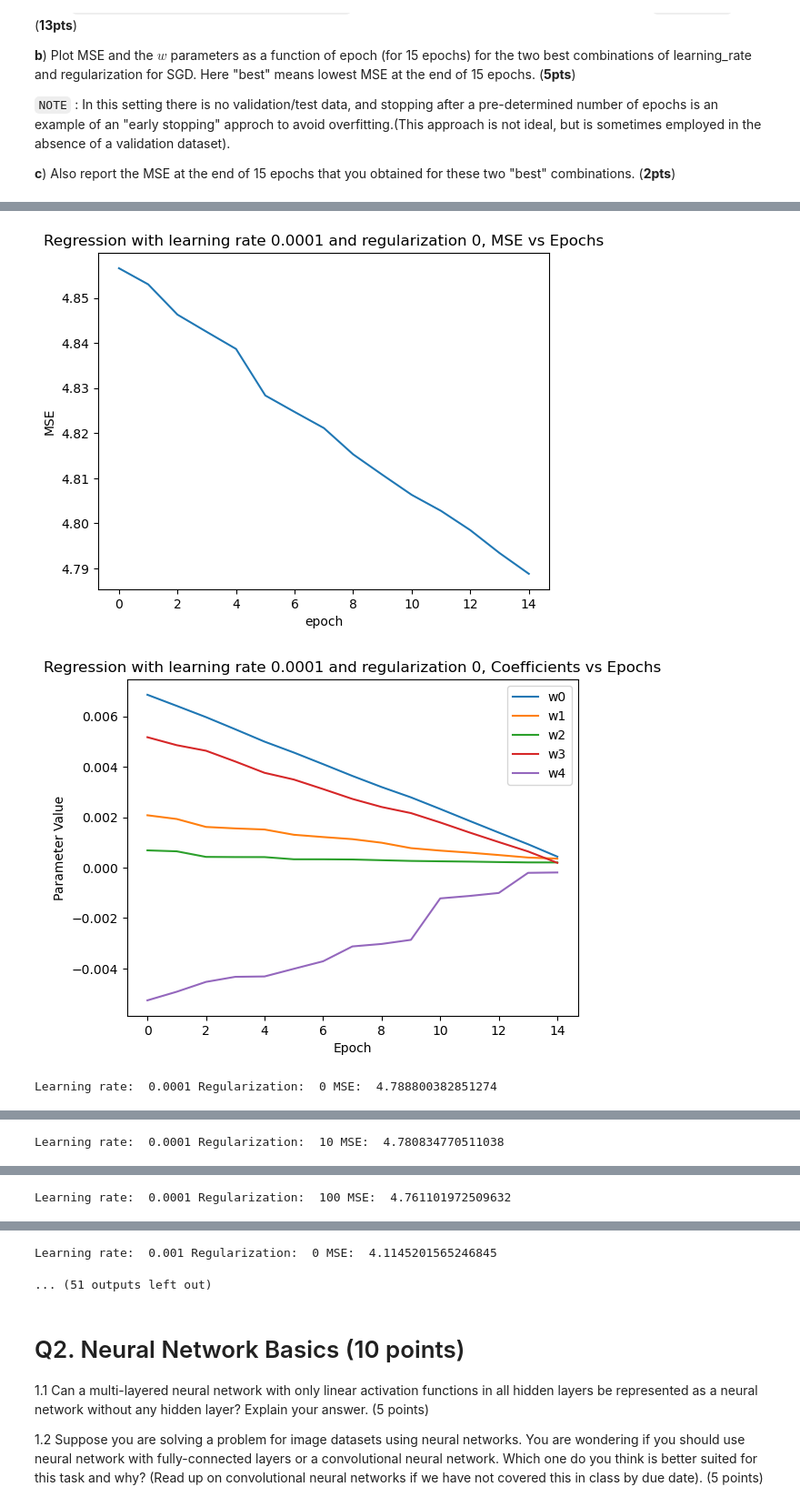
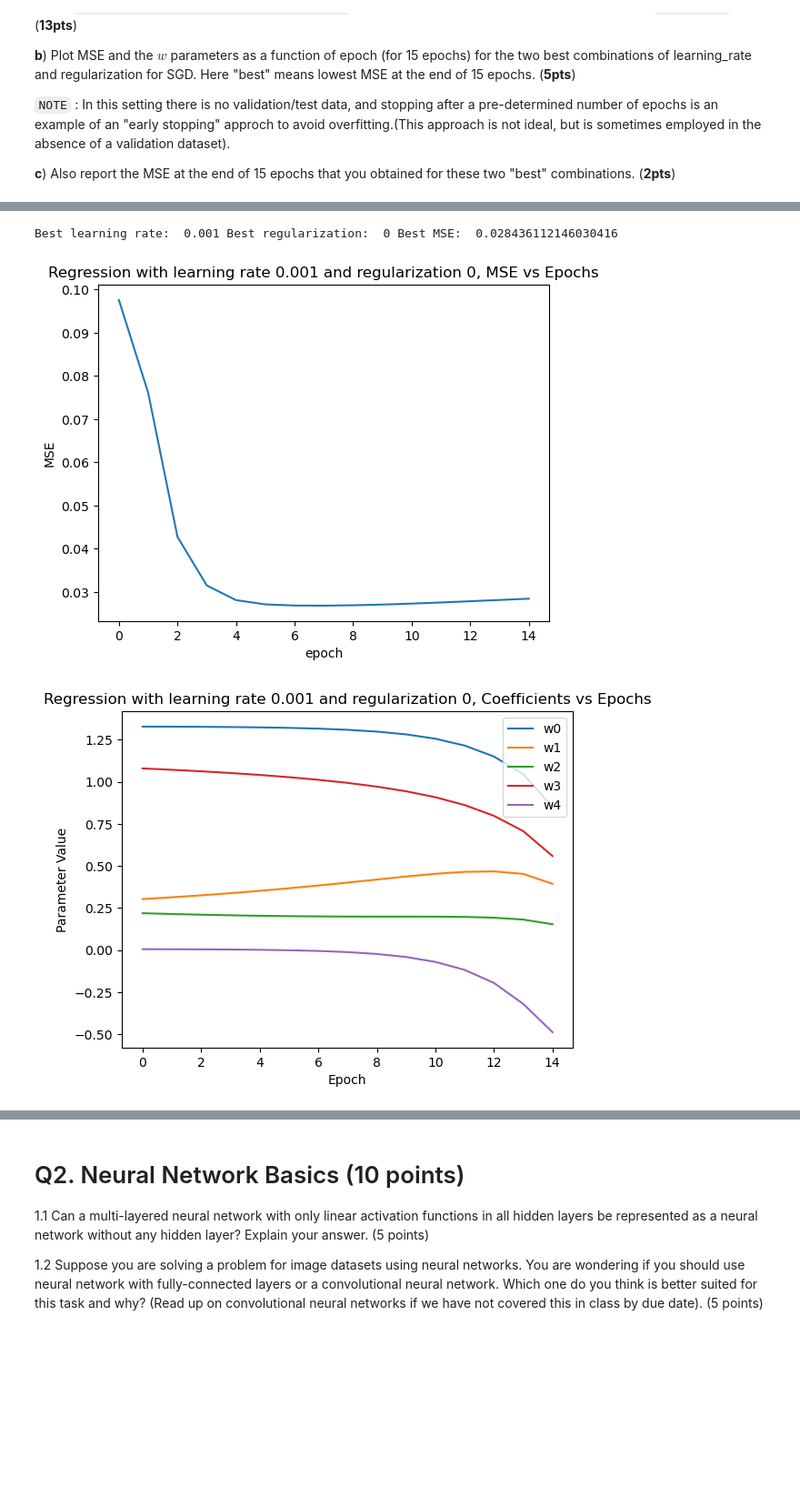
Before and after one commit to babusid/ECE461P, a Jupyter notebook: HW3/Homework_3-1.ipynb, the cells around one changed output, grey strips where cells are left out. Shown at 91% size. Saved outputs shown, nothing was run; the diff lists cells and outputs as text; code cells hidden in the pictures; blank space fills up the shorter version.

```diff
--- a/HW3/Homework_3-1.ipynb
+++ b/HW3/Homework_3-1.ipynb
@@ -156,16 +154,39 @@ regularization = [0, 10, 100]
 # %%
 bestCombo = []
 bestMSE = 10000000000
+bestepochs = []
+bestcoefs = []
+bestmsearr = []
 for i in range(len(learning_rate)):
     for j in range(len(regularization)):
         model = Regression(learning_rate[i], regularization[j], n_epochs)
-        model.fit(X, y, plot=True)
-        print('Learning rate: ', learning_rate[i], 'Regularization: ', regularization[j], 'MSE: ', model.lowest_mse)
+        epochs,mse,coefs = model.fit(X, y)
+        # break
+        # print('Learning rate: ', learning_rate[i], 'Regularization: ', regularization[j], 'MSE: ', model.lowest_mse)
         if model.lowest_mse < bestMSE:
             bestMSE = model.lowest_mse
             bestCombo = [learning_rate[i], regularization[j]]
+            bestepochs = epochs
+            bestcoefs = coefs
+            bestmsearr = mse
 print('Best learning rate: ', bestCombo[0], 'Best regularization: ', bestCombo[1], 'Best MSE: ', bestMSE)
+
+plt.figure()
+plt.title(f'Regression with learning rate {bestCombo[0]} and regularization {bestCombo[1]}, MSE vs Epochs')
+plt.plot(bestepochs,bestmsearr)
+plt.xlabel('epoch')
+plt.ylabel('MSE')
+plt.show()
+
+plt.figure()
+plt.title(f'Regression with learning rate {bestCombo[0]} and regularization {bestCombo[1]}, Coefficients vs Epochs')
+for i in range(5):
+    plt.plot(bestepochs,bestcoefs[:,i],label=f'w{i}')
+plt.legend()
+plt.xlabel('Epoch')
+plt.ylabel('Parameter Value')
+plt.show()
 # %% [output]
+Best learning rate:  0.001 Best regularization:  0 Best MSE:  0.028436112146030416
-[figure, old version]
+[figure, new version]
-[figure, old version]
+[figure, new version]
-Learning rate:  0.0001 Regularization:  0 MSE:  4.788800382851274
@@ -174 +192,0 @@ Learning rate:  0.0001 Regularization:  0 MSE:  4.788800382851274
-Learning rate:  0.0001 Regularization:  10 MSE:  4.780834770511038
@@ -177 +192,0 @@ Learning rate:  0.0001 Regularization:  10 MSE:  4.780834770511038
-Learning rate:  0.0001 Regularization:  100 MSE:  4.761101972509632
@@ -180,5 +193,3 @@ Learning rate:  0.0001 Regularization:  100 MSE:  4.761101972509632
-Learning rate:  0.001 Regularization:  0 MSE:  4.1145201565246845
-... (51 outputs left out)
 # %% [markdown]
 # Q2. Neural Network Basics (10 points)
 
```
Also changed, not shown: parts of 3 cells of this notebook.
